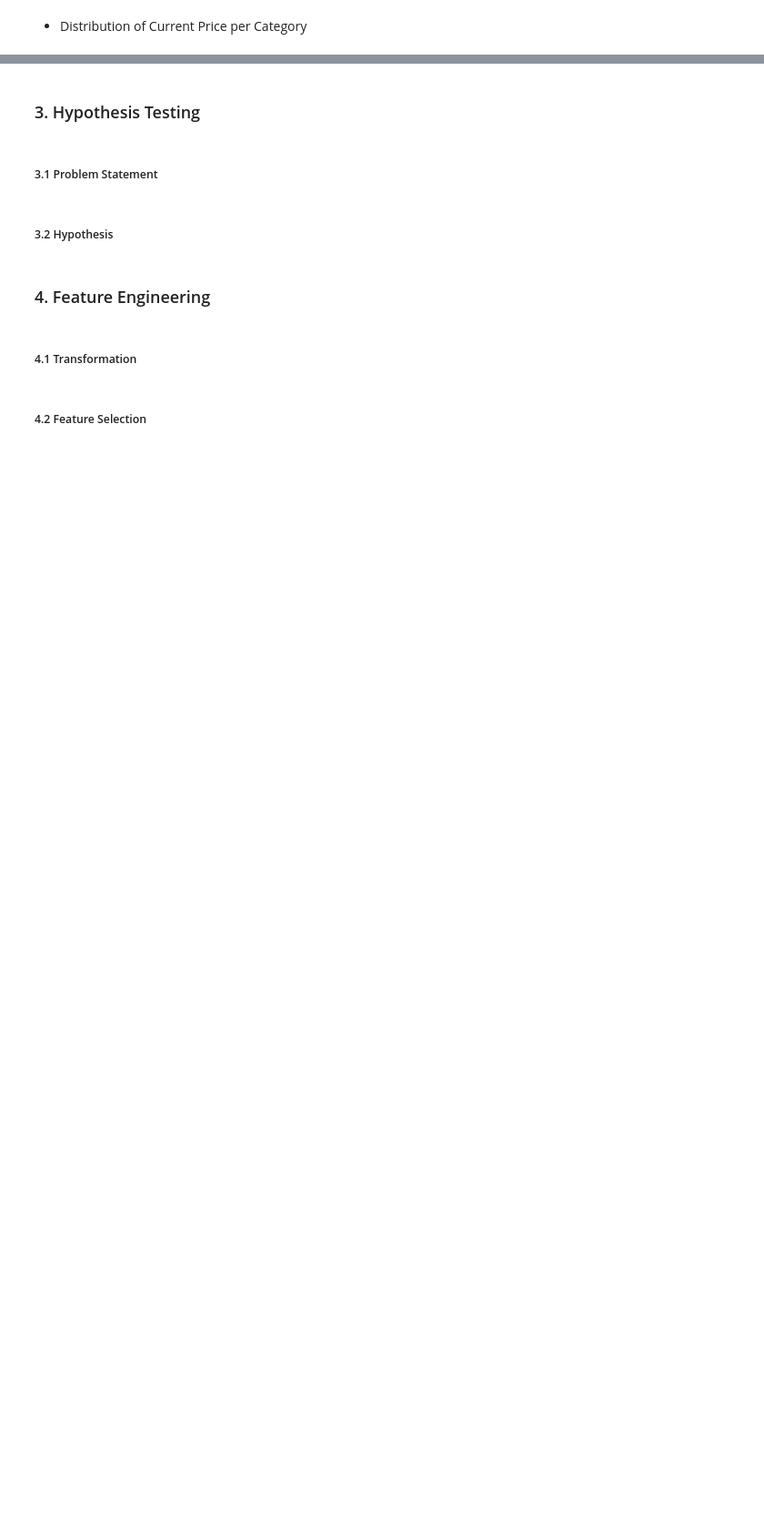
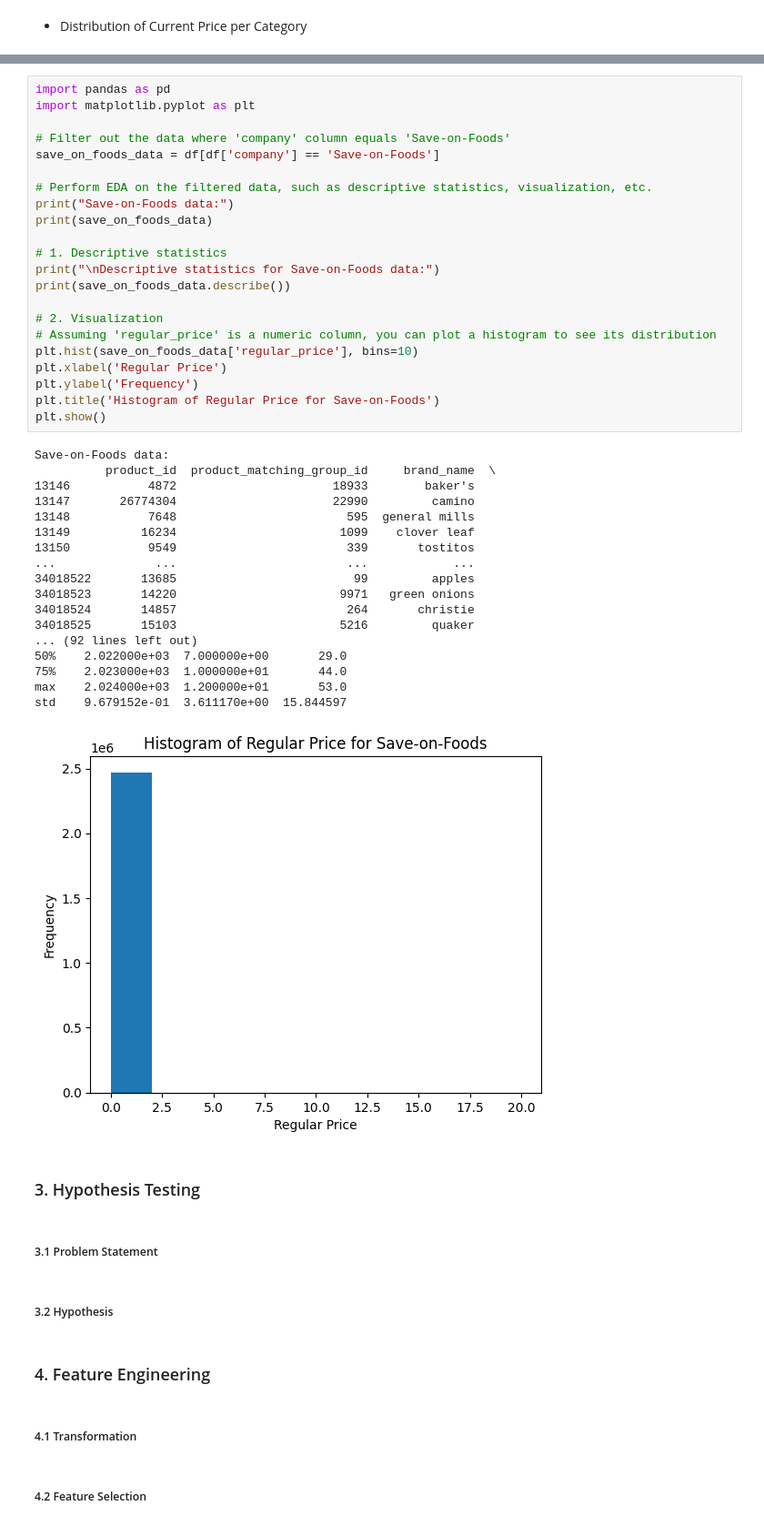
Before and after one commit to leningschulich/schulich_data_science, a Jupyter notebook: acp/Dynamic_Pricing.ipynb, the cells around one changed output, grey strips where cells are left out. Shown at 91% size. Cells and saved outputs as stored; diff of their text form; blank space fills up the shorter version.

```diff
--- a/acp/Dynamic_Pricing.ipynb
+++ b/acp/Dynamic_Pricing.ipynb
@@ -413,3 +434,44 @@ plt.show()
+# %%
+import pandas as pd
+import matplotlib.pyplot as plt
+
+# Filter out the data where 'company' column equals 'Save-on-Foods'
+save_on_foods_data = df[df['company'] == 'Save-on-Foods']
+
+# Perform EDA on the filtered data, such as descriptive statistics, visualization, etc.
+print("Save-on-Foods data:")
+print(save_on_foods_data)
+
+# 1. Descriptive statistics
+print("\nDescriptive statistics for Save-on-Foods data:")
+print(save_on_foods_data.describe())
+
+# 2. Visualization
+# Assuming 'regular_price' is a numeric column, you can plot a histogram to see its distribution
+plt.hist(save_on_foods_data['regular_price'], bins=10)
+plt.xlabel('Regular Price')
+plt.ylabel('Frequency')
+plt.title('Histogram of Regular Price for Save-on-Foods')
+plt.show()
+# %% [output]
+Save-on-Foods data:
+          product_id  product_matching_group_id     brand_name  \
+13146           4872                      18933        baker's
+13147       26774304                      22990         camino
+13148           7648                        595  general mills
+13149          16234                       1099    clover leaf
+13150           9549                        339       tostitos
+...              ...                        ...            ...
+34018522       13685                         99         apples
+34018523       14220                       9971   green onions
+34018524       14857                        264       christie
+34018525       15103                       5216         quaker
+... (92 lines left out)
+50%    2.022000e+03  7.000000e+00       29.0
+75%    2.023000e+03  1.000000e+01       44.0
+max    2.024000e+03  1.200000e+01       53.0
+std    9.679152e-01  3.611170e+00  15.844597
+[figure, added]
 # %% [markdown]
 ### 3. Hypothesis Testing
 # %% [markdown]
```
Also changed, not shown: parts of 12 cells of this notebook.
